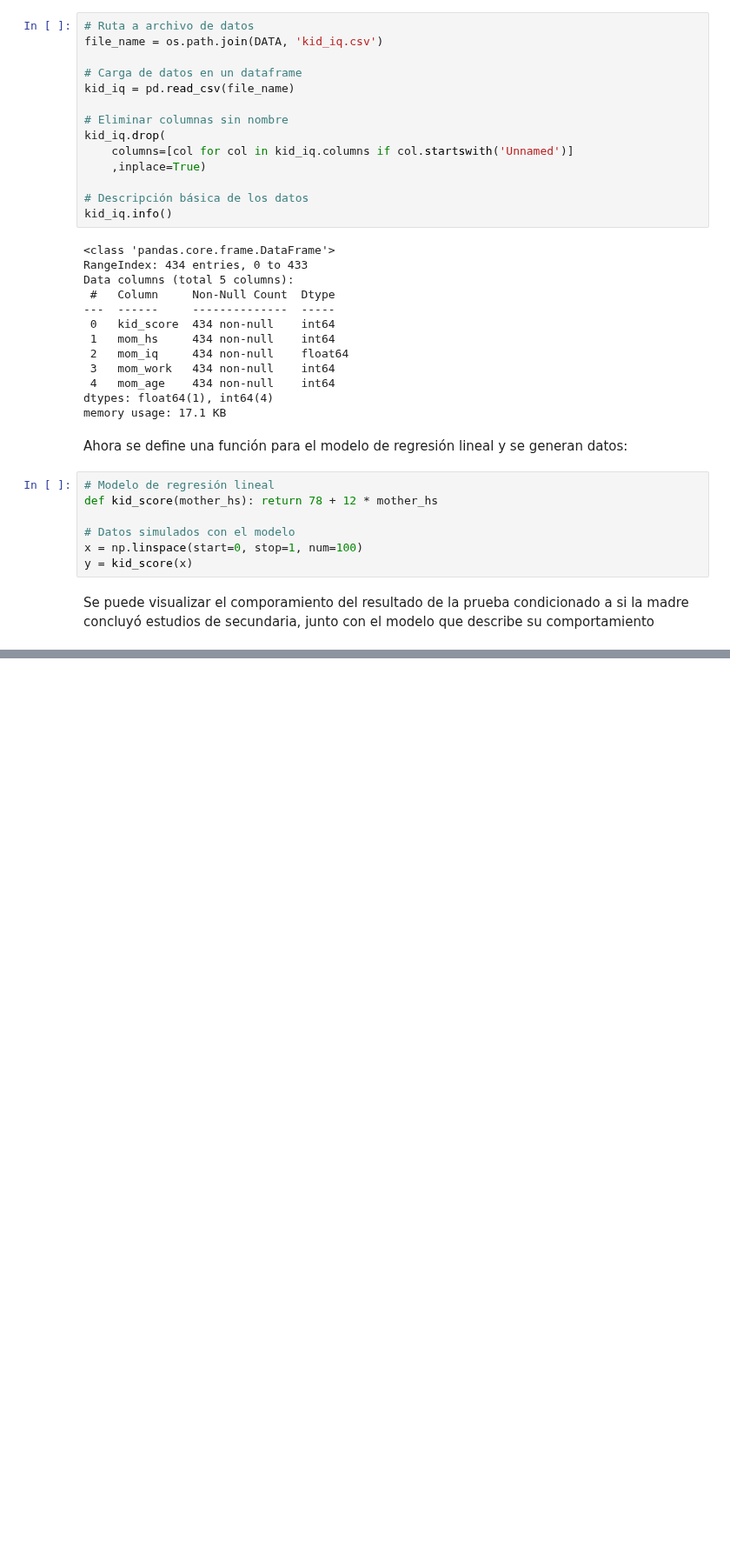
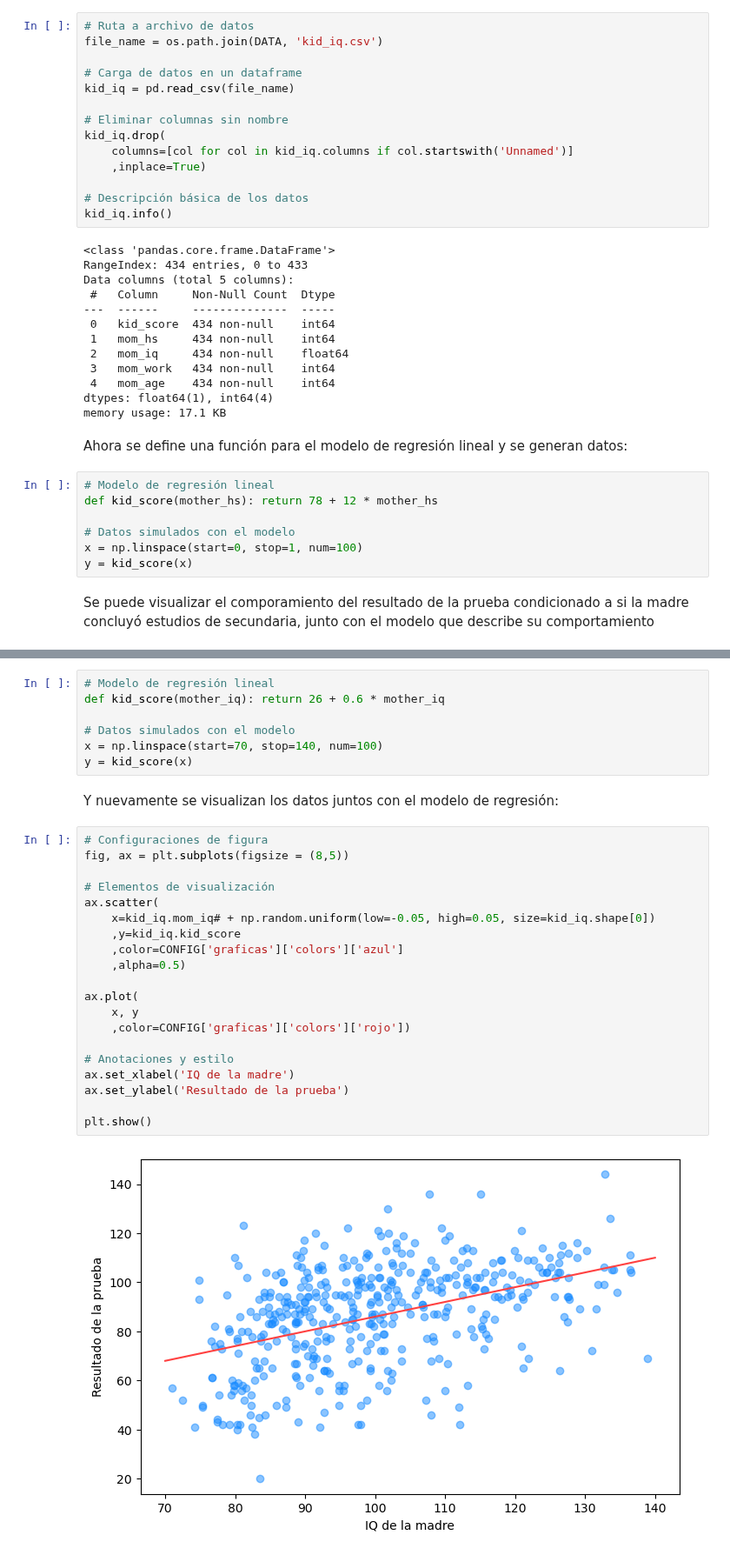
Before and after one commit to CAMM961001/bayesian_analysis, a Jupyter notebook: notebooks/03_regresion_lineal.ipynb, the cells around one changed output, grey strips where cells are left out. Shown at 87% size. Cells and saved outputs as stored; diff of their text form; blank space fills up the shorter version.

```diff
--- a/notebooks/03_regresion_lineal.ipynb
+++ b/notebooks/03_regresion_lineal.ipynb
@@ -93,0 +101,31 @@ plt.show()
+# %%
+# Modelo de regresión lineal
+def kid_score(mother_iq): return 26 + 0.6 * mother_iq
+
+# Datos simulados con el modelo
+x = np.linspace(start=70, stop=140, num=100)
+y = kid_score(x)
+# %% [markdown]
+Y nuevamente se visualizan los datos juntos con el modelo de regresión:
+# %%
+# Configuraciones de figura
+fig, ax = plt.subplots(figsize = (8,5))
+
+# Elementos de visualización
+ax.scatter(
+    x=kid_iq.mom_iq# + np.random.uniform(low=-0.05, high=0.05, size=kid_iq.shape[0])
+    ,y=kid_iq.kid_score
+    ,color=CONFIG['graficas']['colors']['azul']
+    ,alpha=0.5)
+
+ax.plot(
+    x, y
+    ,color=CONFIG['graficas']['colors']['rojo'])
+
+# Anotaciones y estilo
+ax.set_xlabel('IQ de la madre')
+ax.set_ylabel('Resultado de la prueba')
+
+plt.show()
+# %% [output]
+[figure, added]
```
Also changed, not shown: parts of 3 cells of this notebook.
